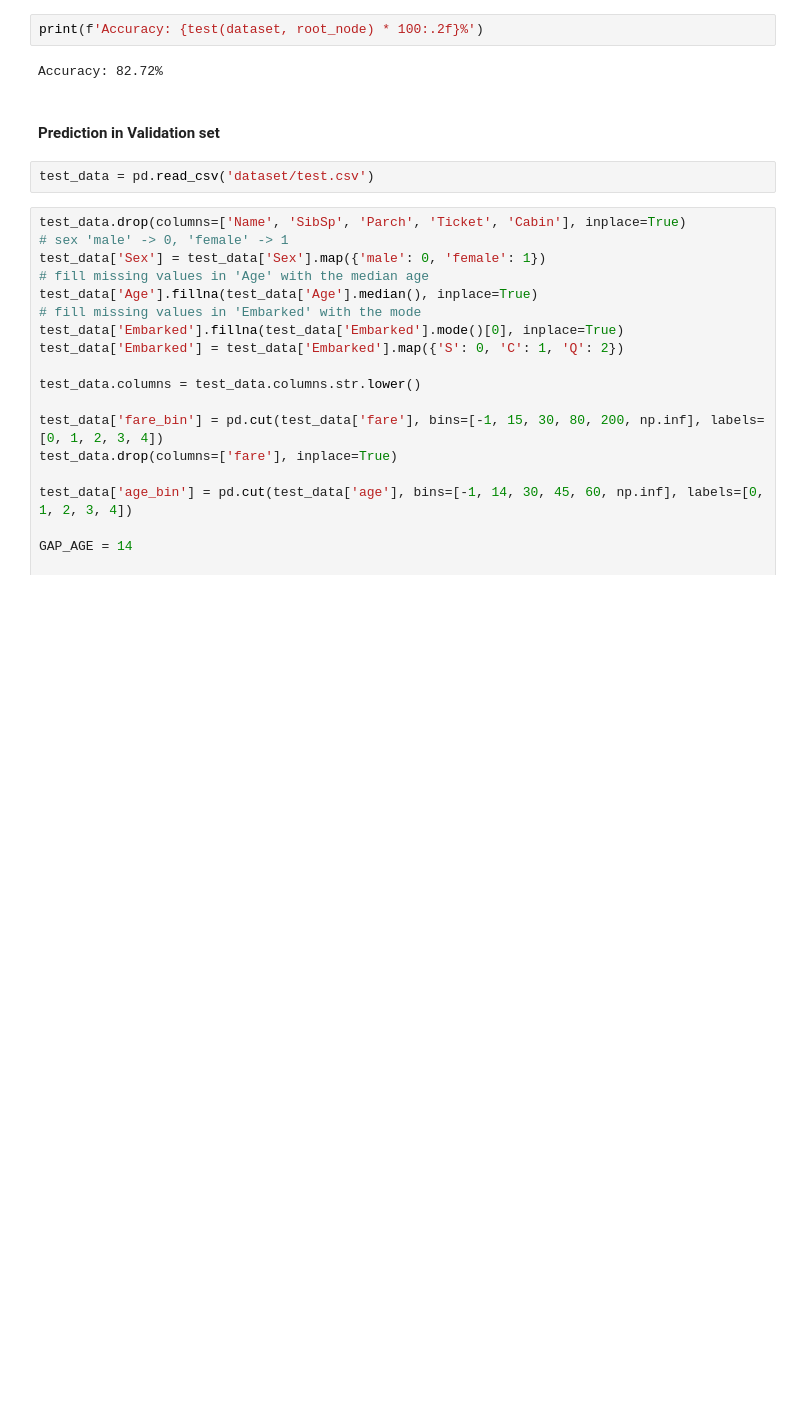
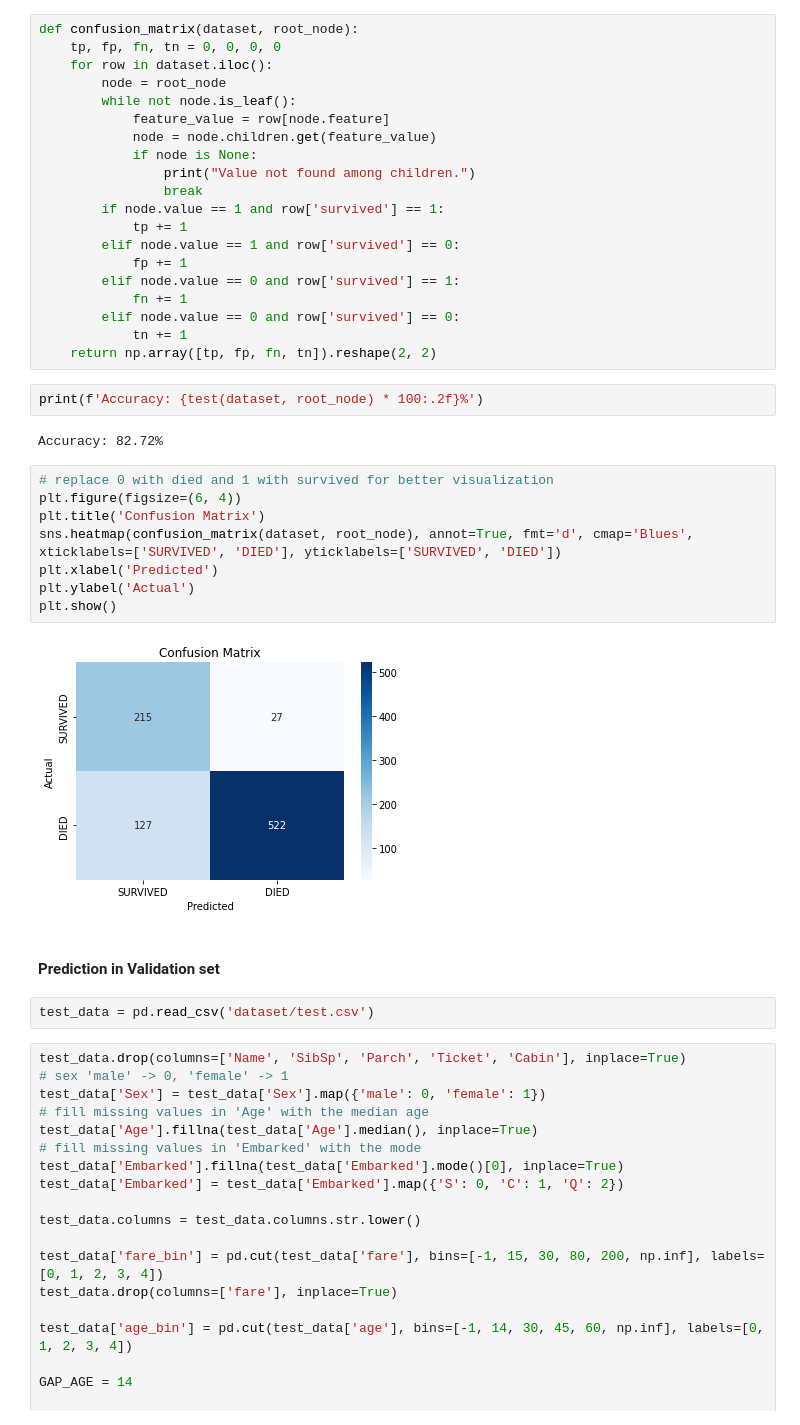
Before and after one commit to DanieleDiSpirito/kaggle_projects, a Jupyter notebook: titanic/main.ipynb, the cells around one changed output. Saved outputs shown, nothing was run; the diff lists cells and outputs as text; blank space fills up the shorter version.

Commit message:
Titanic | Added Confusion Matrix on Training Set

```diff
--- a/titanic/main.ipynb
+++ b/titanic/main.ipynb
@@ -463,10 +465,40 @@ def test(dataset, root_node):
         if node.value != row['survived']:
             error += 1
     return 1 - error / len(dataset)
+# %%
+def confusion_matrix(dataset, root_node):
+    tp, fp, fn, tn = 0, 0, 0, 0
+    for row in dataset.iloc():
+        node = root_node
+        while not node.is_leaf():
+            feature_value = row[node.feature]
+            node = node.children.get(feature_value)
+            if node is None:
+                print("Value not found among children.")
+                break
+        if node.value == 1 and row['survived'] == 1:
+            tp += 1
+        elif node.value == 1 and row['survived'] == 0:
+            fp += 1
+        elif node.value == 0 and row['survived'] == 1:
+            fn += 1
+        elif node.value == 0 and row['survived'] == 0:
+            tn += 1
+    return np.array([tp, fp, fn, tn]).reshape(2, 2)
 # %%
 print(f'Accuracy: {test(dataset, root_node) * 100:.2f}%')
 # %% [output]
 Accuracy: 82.72%
+# %%
+# replace 0 with died and 1 with survived for better visualization
+plt.figure(figsize=(6, 4))
+plt.title('Confusion Matrix')
+sns.heatmap(confusion_matrix(dataset, root_node), annot=True, fmt='d', cmap='Blues', xticklabels=['SURVIVED', 'DIED'], yticklabels=['SURVIVED', 'DIED'])
+plt.xlabel('Predicted')
+plt.ylabel('Actual')
+plt.show()
+# %% [output]
+[figure, added]
 # %% [markdown]
 #### Prediction in Validation set
 # %%
```
Also changed, not shown: parts of 6 cells of this notebook.
